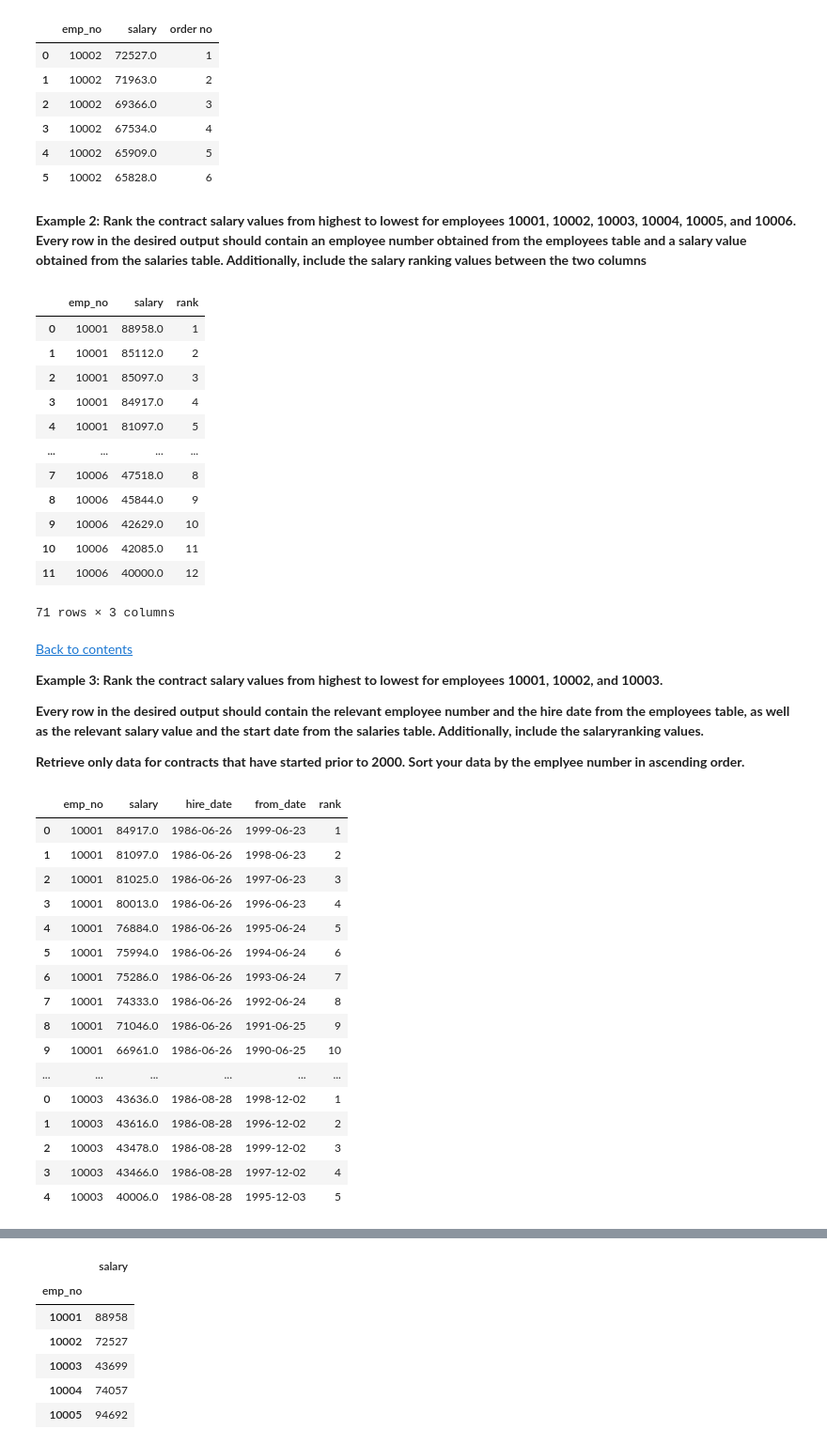
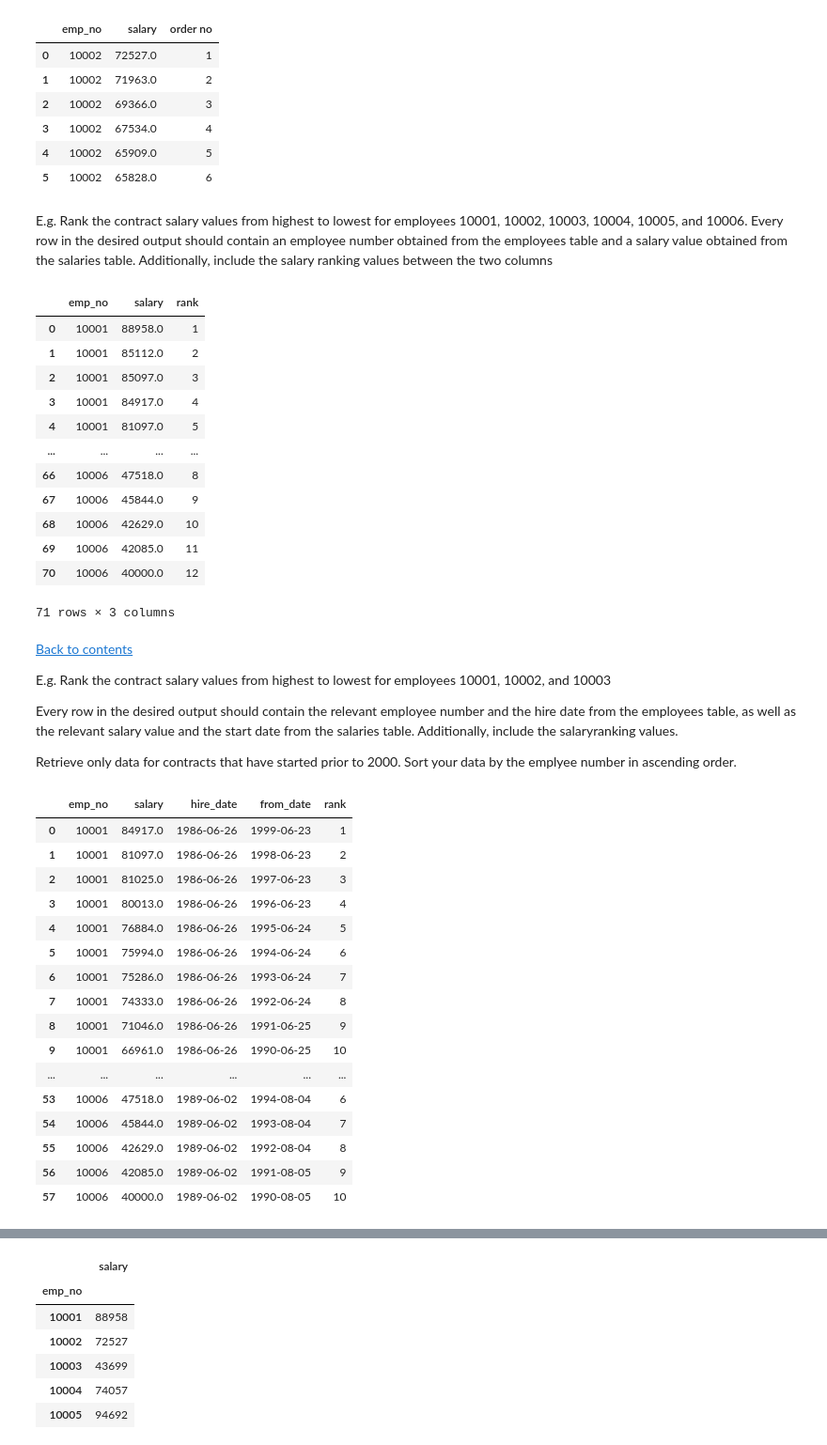
Before and after one commit to steviecurran/SQL2pandas, a Jupyter notebook: SQL2pandas.ipynb, the cells around one changed output, grey strips where cells are left out. Shown at 94% size. Cells and saved outputs as stored; diff of their text form; code cells hidden in the pictures.

```diff
--- a/SQL2pandas.ipynb
+++ b/SQL2pandas.ipynb
@@ -1582,28 +1759,21 @@ tmp1
 | 4 | 10002 | 65909.0 | 5 |
 | 5 | 10002 | 65828.0 | 6 |
 # %% [markdown]
-**Example 2: Rank the contract salary values
-from highest to lowest for employees 10001, 10002, 10003, 10004, 10005, and 10006. Every row in the desired output should contain an employee number obtained from the employees table and a salary value obtained from the salaries table. Additionally, include the salary ranking values
-between the two columns**
+E.g.  Rank the contract salary values from highest to lowest for employees 10001, 10002, 10003, 10004, 10005, and 10006. Every row in the desired output should contain an employee number obtained from the employees table and a salary value obtained from the salaries table. Additionally, include the salary ranking values between the two columns
 # %%
-#pd.set_option('display.max_rows', None)
 tmp = JOIN(emp,sal,'emp_no','left')
-IDs = []
-for i in range (10001,10007):
-    IDs.append(i)
-#print(IDs); print(tmp); print(tmp.columns)
 tmp1 = tmp[['emp_no','salary']]
-def rank_by(data,ID,field,asc):
-    dfs = []
-    for i in range (0,len(IDs)):
-        tmp= data[data[ID] == IDs[i]]
-        tmp = tmp.sort_values(by=[field], ascending=asc).reset_index()
-        tmp['rank'] = tmp.index +1
-        dfs.append(tmp)
-    out = pd.concat(dfs)
-    del out['index']
-    return out
-rank_by(tmp1,'emp_no','salary',False)
+
+def rank_by(data, ID, field, IDs_to_filter, asc):
+    filtered_data = data[data[ID].isin(IDs_to_filter)].copy()
+    filtered_data = filtered_data.sort_values(by=[ID, field], ascending=[True, asc]) # Sort
+    # Create the rank column using groupby + cumcount, cumcount starts at 0, so we add 1
+    filtered_data['rank'] = filtered_data.groupby(ID).cumcount() + 1
+    return filtered_data.reset_index(drop=True)
+
+target_ids = list(range(10001, 10007))
+result = rank_by(tmp1, 'emp_no', 'salary', target_ids, False)
+result
 # %% [output]
 |  | emp_no | salary | rank |
 | 0 | 10001 | 88958.0 | 1 |
@@ -1612,49 +1782,48 @@ rank_by(tmp1,'emp_no','salary',False)
 | 3 | 10001 | 84917.0 | 4 |
 | 4 | 10001 | 81097.0 | 5 |
 | ... | ... | ... | ... |
-| 7 | 10006 | 47518.0 | 8 |
-| 8 | 10006 | 45844.0 | 9 |
-| 9 | 10006 | 42629.0 | 10 |
-| 10 | 10006 | 42085.0 | 11 |
-| 11 | 10006 | 40000.0 | 12 |
+| 66 | 10006 | 47518.0 | 8 |
+| 67 | 10006 | 45844.0 | 9 |
+| 68 | 10006 | 42629.0 | 10 |
+| 69 | 10006 | 42085.0 | 11 |
+| 70 | 10006 | 40000.0 | 12 |
 71 rows × 3 columns
 # %% [markdown]
 [Back to contents](#cont)
 
-**Example 3: Rank the contract salary
-values from highest to lowest for employees 10001, 10002, and 10003.**
+E.g.  Rank the contract salary values from highest to lowest for employees 10001, 10002, and 10003
 
-**Every row in the desired output should contain the relevant employee number
+Every row in the desired output should contain the relevant employee number
 and the hire date from the employees table, as well as the relevant salary value and the
-start date from the salaries table. Additionally, include the salaryranking values.**
+start date from the salaries table. Additionally, include the salaryranking values.
 
-**Retrieve only data for contracts that have started prior to 2000. Sort your data by the
-emplyee number in ascending order.**
+Retrieve only data for contracts that have started prior to 2000. Sort your data by the
+emplyee number in ascending order.
 # %%
 tmp = JOIN(emp,sal,'emp_no','left')
 tmp1 = FILTER(tmp,'from_date','2000-01-01','<')
-IDs = [10001,10002,10003]
-#print(tmp.columns)
+target_IDs = [10001,10002,10003]
 tmp = tmp1[['emp_no','salary', 'hire_date','from_date']]
-rank_by(tmp,'emp_no','salary',False)
+result = rank_by(tmp, 'emp_no', 'salary', target_ids, False)
+result
 # %% [output]
 |  | emp_no | salary | hire_date | from_date | rank |
 | 0 | 10001 | 84917.0 | 1986-06-26 | 1999-06-23 | 1 |
 | 1 | 10001 | 81097.0 | 1986-06-26 | 1998-06-23 | 2 |
 | 2 | 10001 | 81025.0 | 1986-06-26 | 1997-06-23 | 3 |
 | 3 | 10001 | 80013.0 | 1986-06-26 | 1996-06-23 | 4 |
 | 4 | 10001 | 76884.0 | 1986-06-26 | 1995-06-24 | 5 |
 | 5 | 10001 | 75994.0 | 1986-06-26 | 1994-06-24 | 6 |
 | 6 | 10001 | 75286.0 | 1986-06-26 | 1993-06-24 | 7 |
 | 7 | 10001 | 74333.0 | 1986-06-26 | 1992-06-24 | 8 |
 | 8 | 10001 | 71046.0 | 1986-06-26 | 1991-06-25 | 9 |
 | 9 | 10001 | 66961.0 | 1986-06-26 | 1990-06-25 | 10 |
 | ... | ... | ... | ... | ... | ... |
-| 0 | 10003 | 43636.0 | 1986-08-28 | 1998-12-02 | 1 |
-| 1 | 10003 | 43616.0 | 1986-08-28 | 1996-12-02 | 2 |
-| 2 | 10003 | 43478.0 | 1986-08-28 | 1999-12-02 | 3 |
-| 3 | 10003 | 43466.0 | 1986-08-28 | 1997-12-02 | 4 |
-| 4 | 10003 | 40006.0 | 1986-08-28 | 1995-12-03 | 5 |
+| 53 | 10006 | 47518.0 | 1989-06-02 | 1994-08-04 | 6 |
+| 54 | 10006 | 45844.0 | 1989-06-02 | 1993-08-04 | 7 |
+| 55 | 10006 | 42629.0 | 1989-06-02 | 1992-08-04 | 8 |
+| 56 | 10006 | 42085.0 | 1989-06-02 | 1991-08-05 | 9 |
+| 57 | 10006 | 40000.0 | 1989-06-02 | 1990-08-05 | 10 |
 # %% [markdown]
 [Back to contents](#cont)
 
```
Also changed, not shown: parts of 147 cells of this notebook.
